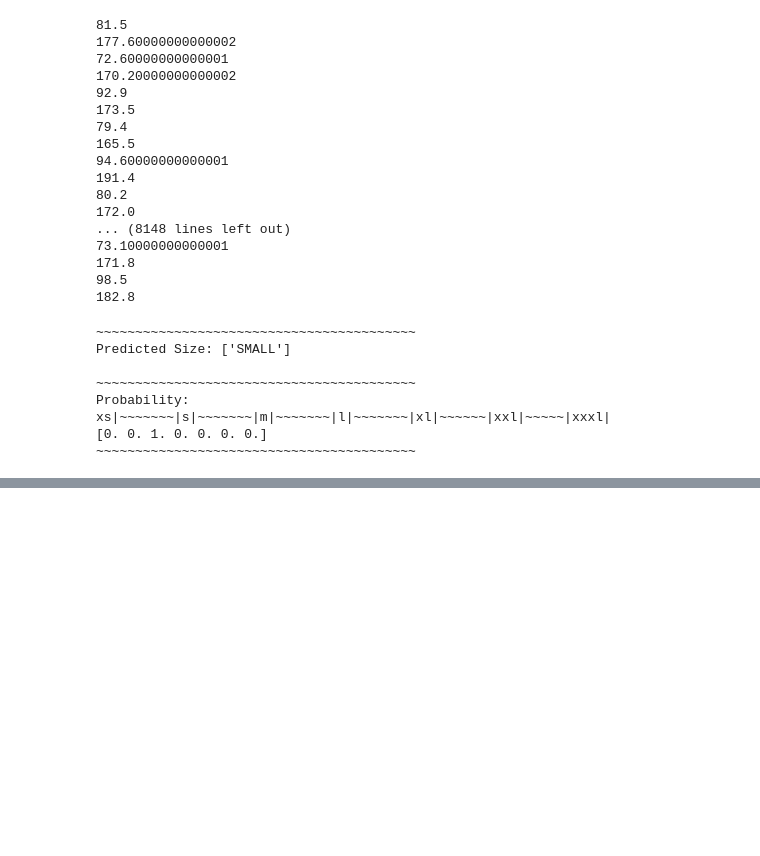
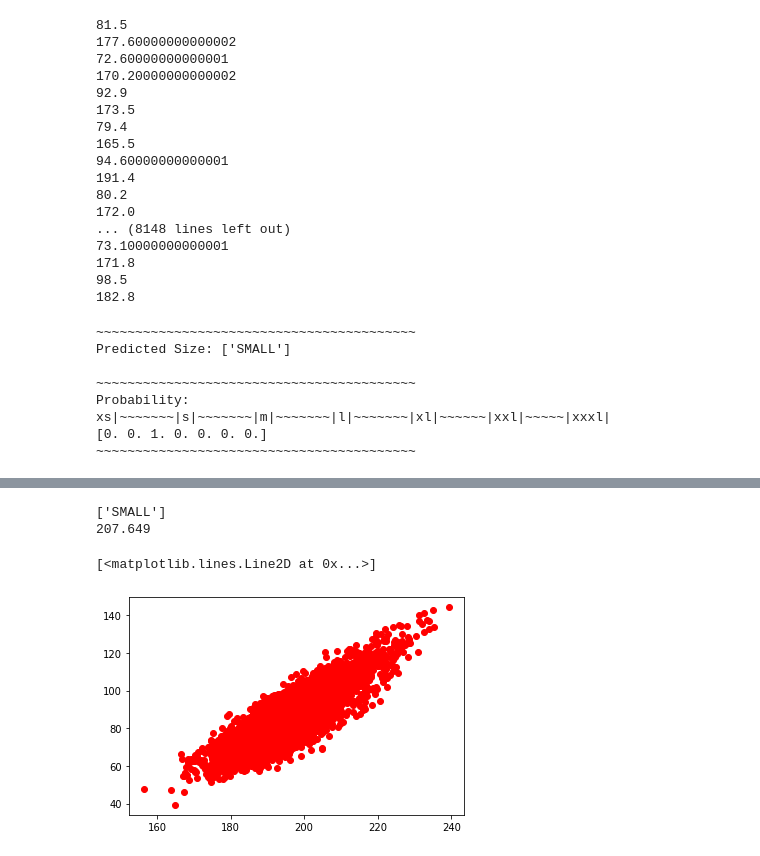
Before and after one commit to ViceSyndicate/Big_data, a Jupyter notebook: test_plots/test_plots.ipynb, the cells around one changed output, grey strips where cells are left out. Cells and saved outputs as stored; diff of their text form; code cells hidden in the pictures; blank space fills up the shorter version.

Commit message:
played around with deltapoints and plots

```diff
--- a/test_plots/test_plots.ipynb
+++ b/test_plots/test_plots.ipynb
@@ -242,0 +247,19 @@ TypeError: 'NoneType' object is not callable
+# %%
+min_vikt = [[60, 176]]
+print(KN_Classifier.predict(min_vikt))
+
+
+a = 60 * 60
+b = 176 * 176
+my_delta = a + b
+my_delta = round(math.sqrt(c), 3)
+print(my_delta)
+# %% [output]
+['SMALL']
+207.649
+# %%
+#first_20 = deltas[:19]
+plt.plot(deltas, weights, 'ro')
+# %% [output]
+[<matplotlib.lines.Line2D at 0x...>]
+[figure, added]
```
Also changed, not shown: parts of 4 cells of this notebook.
